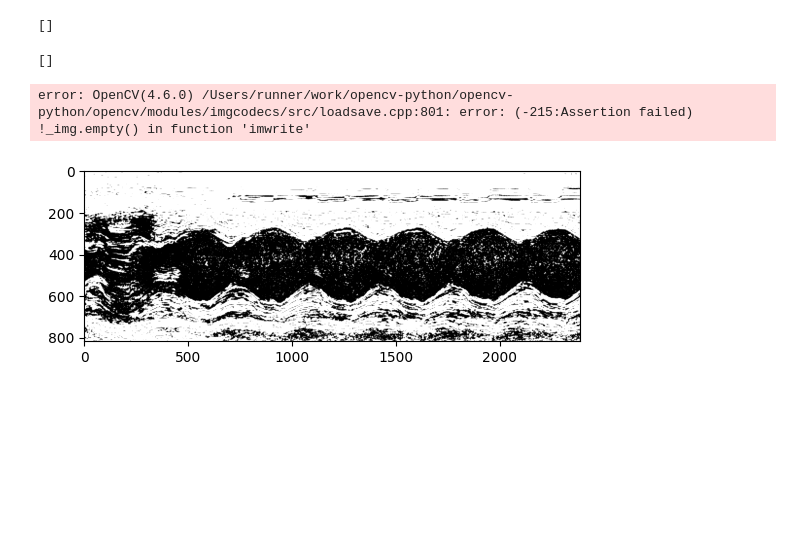
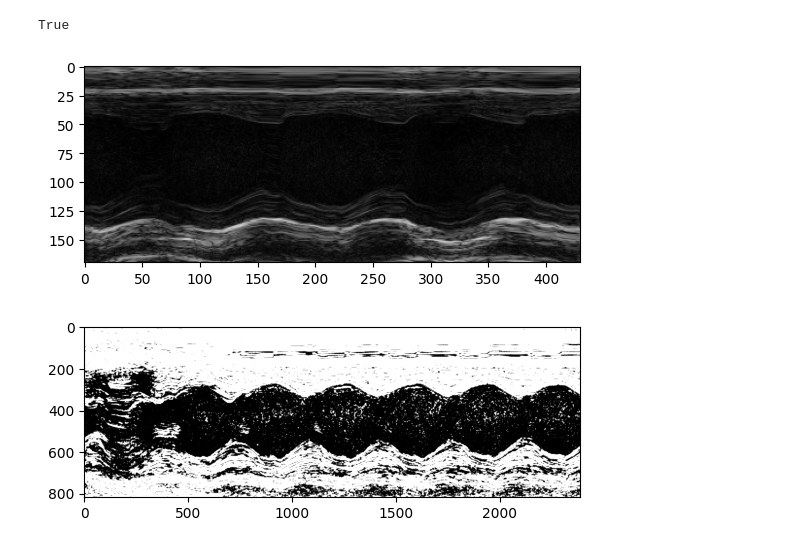
Before and after one commit to Onebu/HackMarato, a Jupyter notebook: preprocess.ipynb, the cells around one changed output. Drawn from its saved outputs; the diff is of its cells as text; code cells hidden in the pictures; blank space fills up the shorter version.

```diff
--- a/preprocess.ipynb
+++ b/preprocess.ipynb
@@ -47,34 +47,41 @@ gauss[gauss<220] = 0
 text = pytesseract.image_to_string(gauss, config='outputbase digits')
 
 print(text)
-# %%
-print(img1[18:209, 444:383])
-# %% [output]
-[]
 # %%
 ## Cut image
-path = "imgs/995/PSLA_0w/"
+path = "imgs/995/PSLA_2w/"
+path_cut = "imgs/995/PSLA_2w_cut/"
 img1 = cv2.imread(path+'frame21.jpg')
 img2 = cv2.imread(path+'frame42.jpg')
-img3 = cv2.imread(path+'frame63.jpg')
+# img3 = cv2.imread(path+'frame63.jpg')
+# cropped_image3 = img3[ 215:385,21:451]
+# img4 = cv2.imread(path+'frame84.jpg')
+# cropped_image4 = img4[ 215:385,21:451]
+# img5 = cv2.imread(path+'frame106.jpg')
+# cropped_image5 = img5[ 215:385,21:451]
 #print(img1.shape) # Print image shape
 #cv2.imshow("original", img1)
 
 # Cropping an image
-cropped_image = img1[18:209, 444:383]
-print(cropped_image)
+cropped_image = img1[ 215:385,21:451]
+cropped_image2 = img2[ 215:385,21:451]
+#print(cropped_image)
 
 # Display cropped image
 # cv2.imshow("cropped", cropped_image)
 
+plt.imshow(cropped_image)
 # Save the cropped image
-cv2.imwrite("imgs/995/PSLA_0w_cut/frame21.jpg", cropped_image)
-
+cv2.imwrite(path_cut+"frame21.jpg", cropped_image)
+cv2.imwrite(path_cut+"frame42.jpg", cropped_image2)
+# cv2.imwrite(path_cut+"frame63.jpg", cropped_image3)
+# cv2.imwrite(path_cut+"frame84.jpg", cropped_image4)
+# cv2.imwrite(path_cut+"frame106.jpg", cropped_image5)
 # cv2.waitKey(0)
 # cv2.destroyAllWindows()
 # %% [output]
-[]
+True
-error: OpenCV(4.6.0) /Users/runner/work/opencv-python/opencv-python/opencv/modules/imgcodecs/src/loadsave.cpp:801: error: (-215:Assertion failed) !_img.empty() in function 'imwrite'
+[figure, added]
 # %%
 #Preprocess the image for measurements
 def process(path, thresh_medium, thresh_higher, thresh_lower, h):
```
Also changed, not shown: 12 other files.
